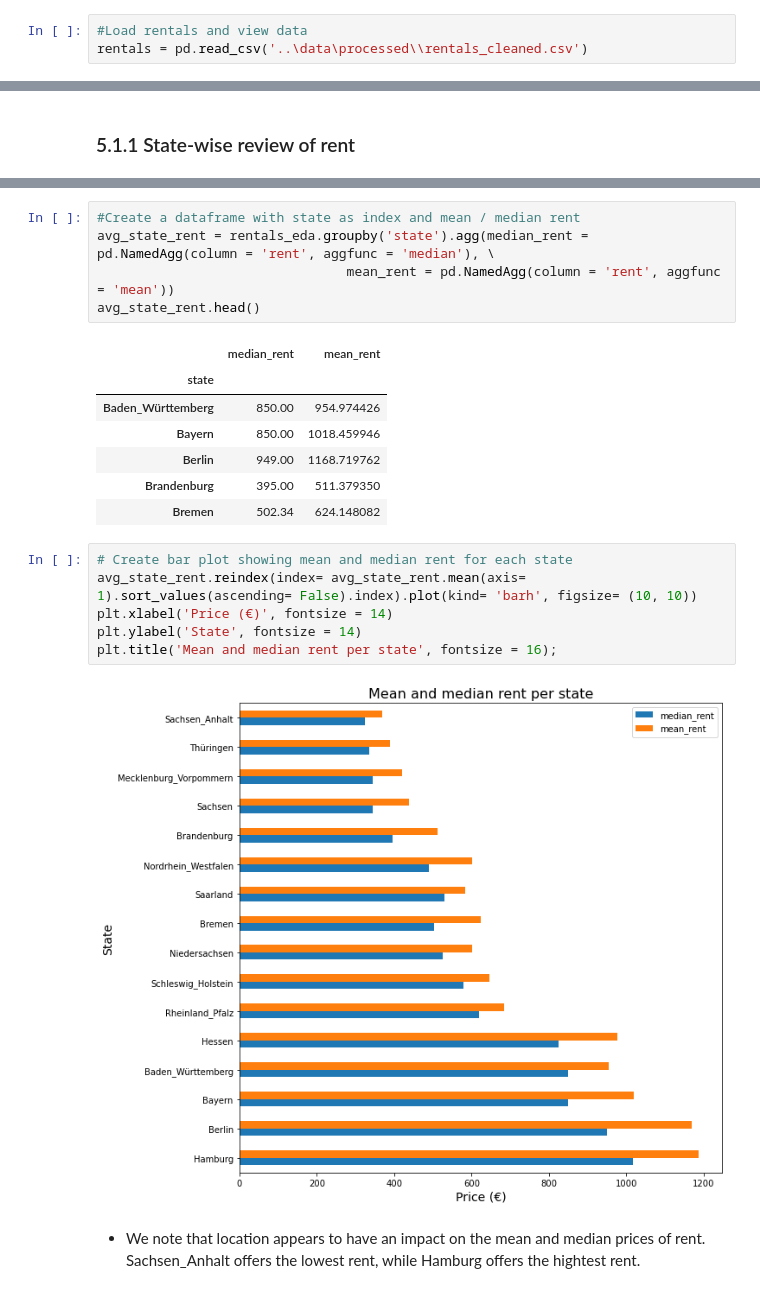
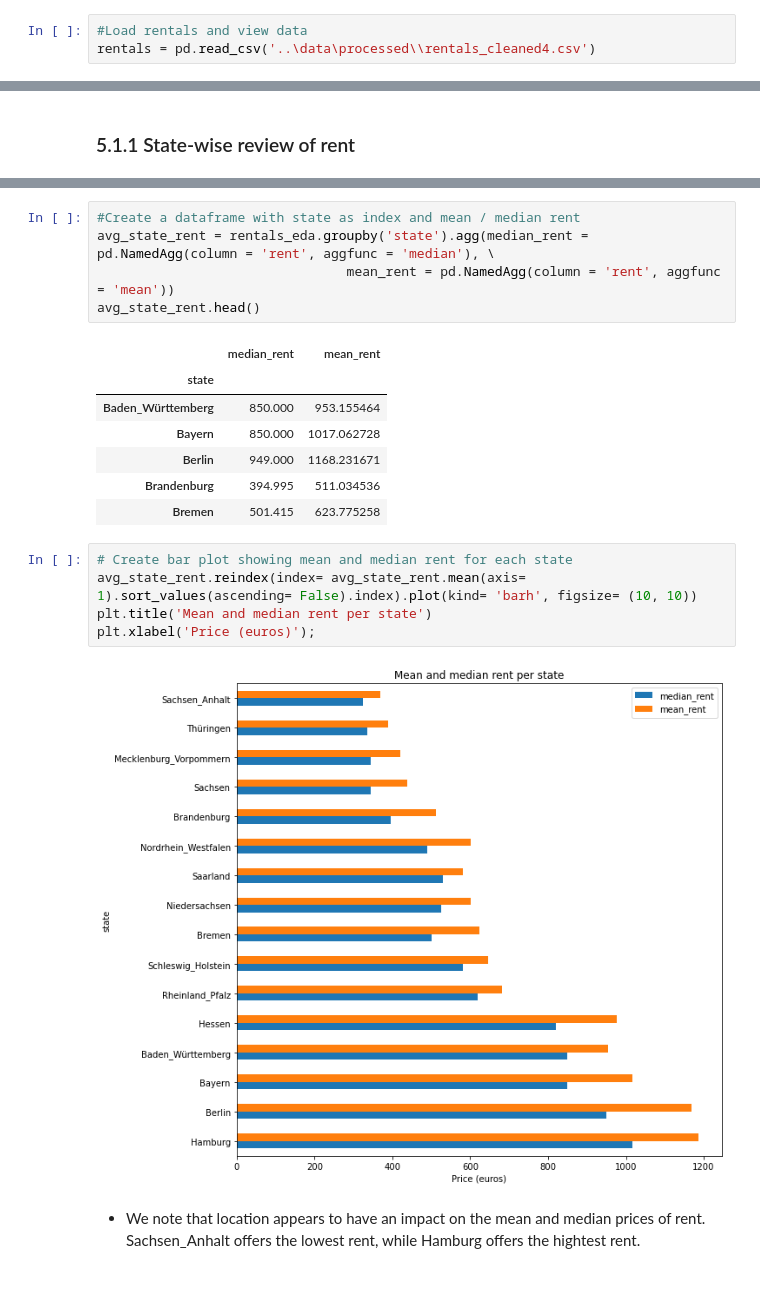
Before and after one commit to femi-lujo/germany_rental_apartments, a Jupyter notebook: notebooks/B_exploratory_data_analysis.ipynb, the cells around one changed output, grey strips where cells are left out. Cells and saved outputs as stored; diff of their text form.

```diff
--- a/notebooks/B_exploratory_data_analysis.ipynb
+++ b/notebooks/B_exploratory_data_analysis.ipynb
@@ -34,7 +32,7 @@ from fuzzywuzzy import fuzz
 ## 4.1 Rentals data
 # %%
 #Load rentals and view data
-rentals = pd.read_csv('..\data\processed\\rentals_cleaned.csv')
+rentals = pd.read_csv('..\data\processed\\rentals_cleaned4.csv')
 # %%
 rentals_eda = rentals.copy()
 # %%
@@ -124,19 +122,18 @@ avg_state_rent.head()
 # %% [output]
 |  | median_rent | mean_rent |
 | state |  |  |
-| Baden_Württemberg | 850.00 | 954.974426 |
-| Bayern | 850.00 | 1018.459946 |
-| Berlin | 949.00 | 1168.719762 |
-| Brandenburg | 395.00 | 511.379350 |
-| Bremen | 502.34 | 624.148082 |
+| Baden_Württemberg | 850.000 | 953.155464 |
+| Bayern | 850.000 | 1017.062728 |
+| Berlin | 949.000 | 1168.231671 |
+| Brandenburg | 394.995 | 511.034536 |
+| Bremen | 501.415 | 623.775258 |
 # %%
 # Create bar plot showing mean and median rent for each state
 avg_state_rent.reindex(index= avg_state_rent.mean(axis= 1).sort_values(ascending= False).index).plot(kind= 'barh', figsize= (10, 10))
-plt.xlabel('Price (€)', fontsize = 14)
-plt.ylabel('State', fontsize = 14)
-plt.title('Mean and median rent per state', fontsize = 16);
+plt.title('Mean and median rent per state')
+plt.xlabel('Price (euros)');
 # %% [output]
-[figure, old version]
+[figure, new version]
 # %% [markdown]
 - We note that location appears to have an impact on the mean and median prices of rent. Sachsen_Anhalt offers the lowest rent, while Hamburg offers the hightest rent.
 # %%
```
Also changed, not shown: parts of 106 cells of this notebook, 1 other file.
